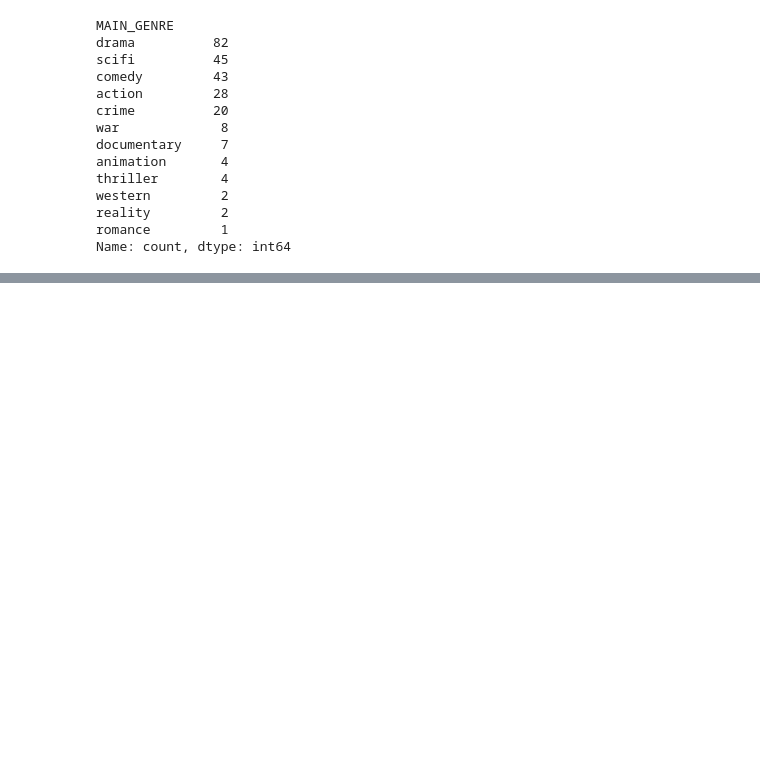
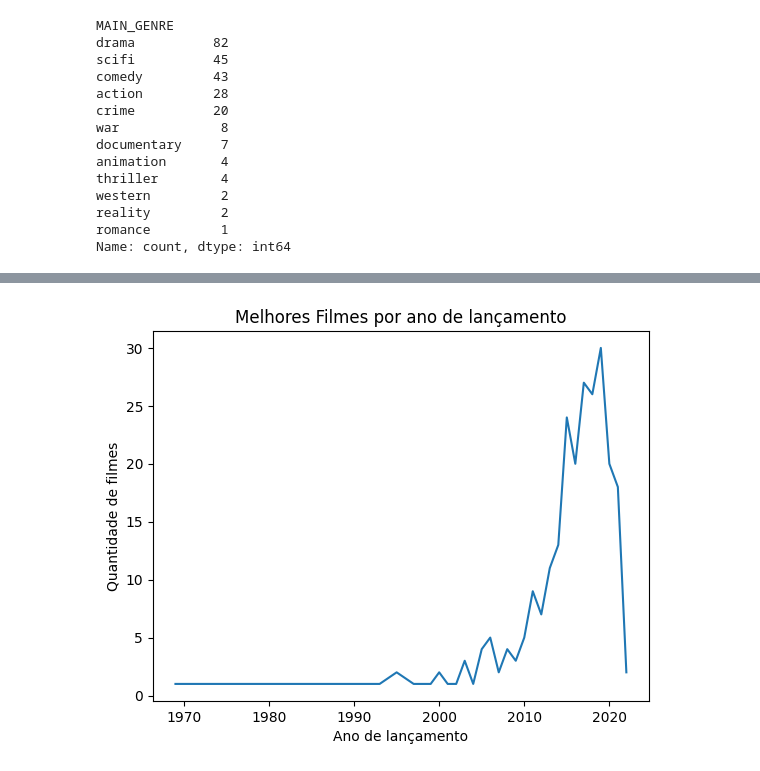
Before and after one commit to paulaprado1904/DataScience, a Jupyter notebook: Data_Science_AdaCoders2024Santander.ipynb, the cells around one changed output, grey strips where cells are left out. Drawn from its saved outputs; the diff is of its cells as text; code cells hidden in the pictures; blank space fills up the shorter version.

```diff
--- a/Data_Science_AdaCoders2024Santander.ipynb
+++ b/Data_Science_AdaCoders2024Santander.ipynb
@@ -460,0 +530,13 @@ plt.show()
+# %%
+eixo_x = df['RELEASE_YEAR'].value_counts().sort_index().keys()
+eixo_y = df['RELEASE_YEAR'].value_counts().sort_index().values
+# %%
+plt.plot(eixo_x, eixo_y)
+
+plt.title('Melhores Filmes por ano de lançamento')
+plt.xlabel('Ano de lançamento')
+plt.ylabel('Quantidade de filmes')
+
+plt.show()
+# %% [output]
+[figure, added]
```
Also changed, not shown: parts of 6 cells of this notebook.
